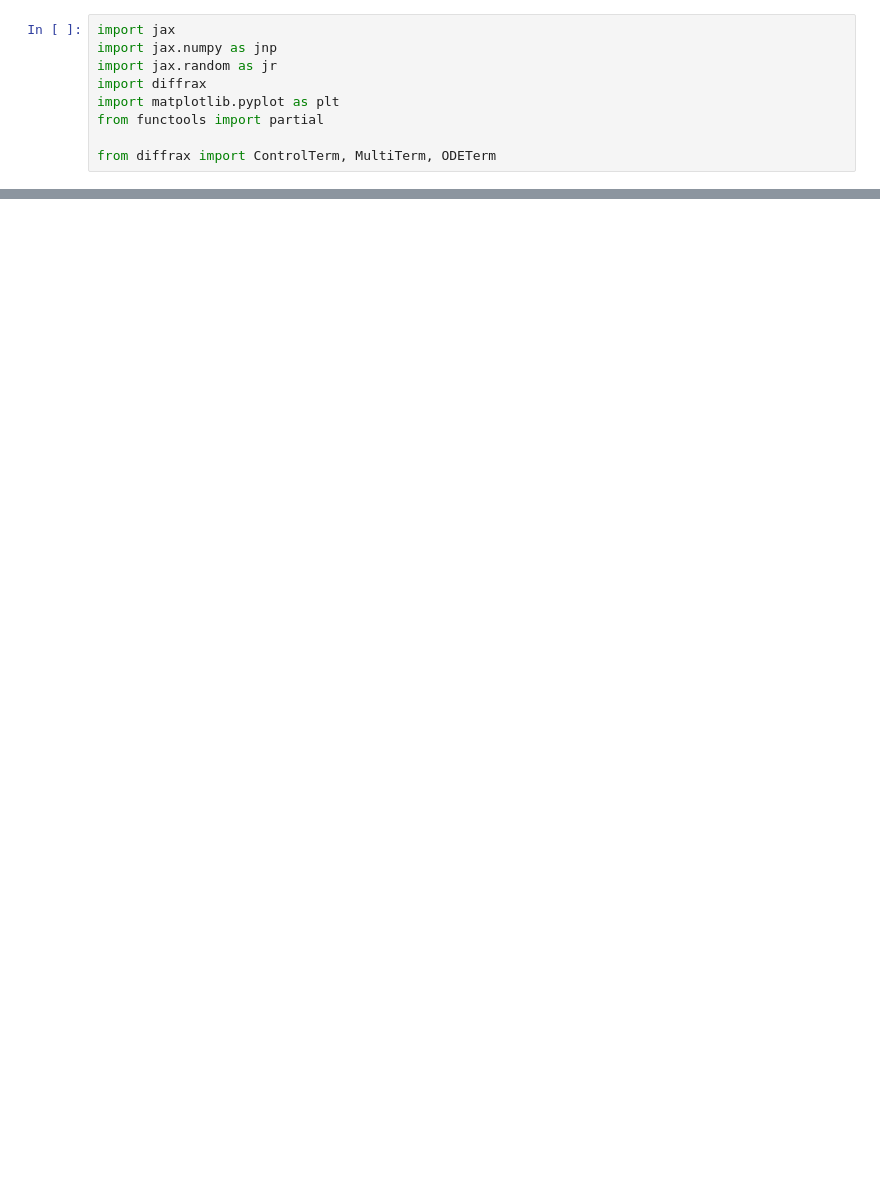
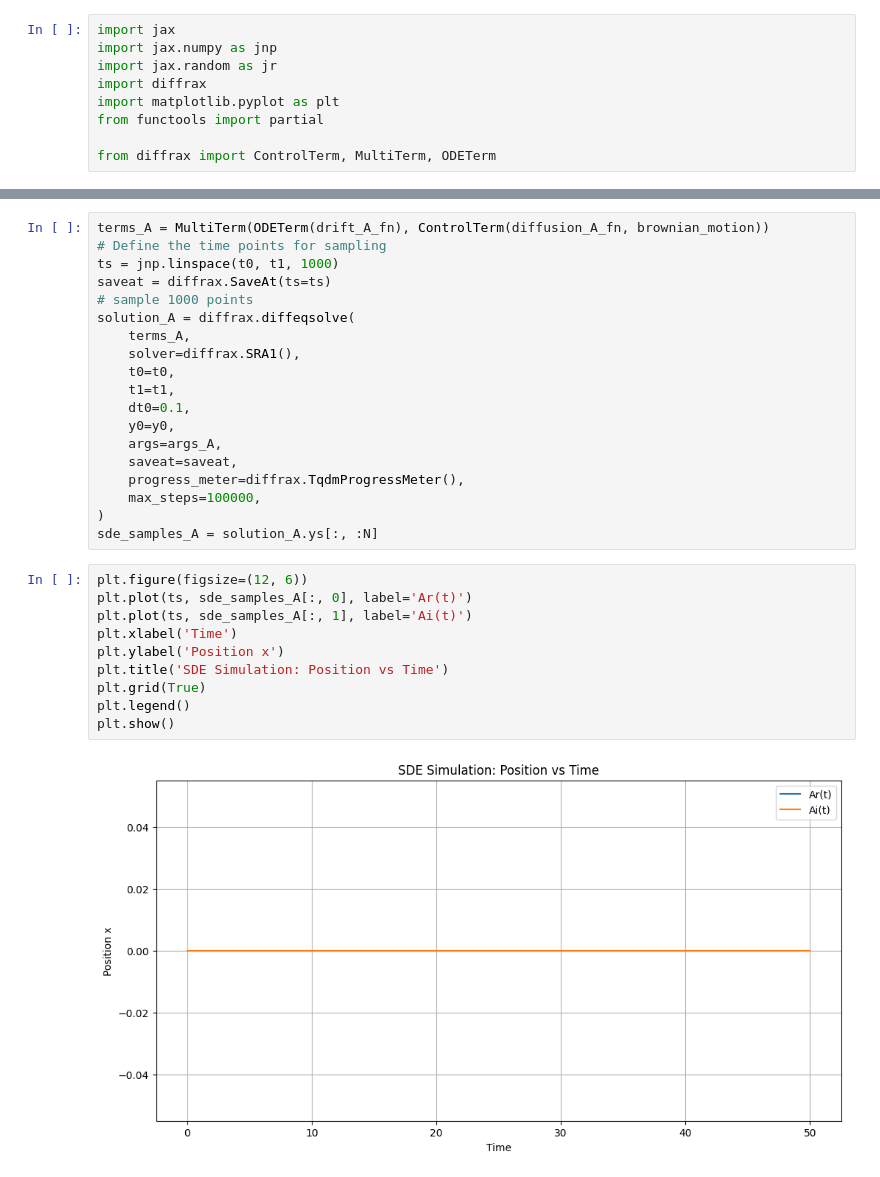
Before and after one commit to cyboesch/oscillator_dev, a Jupyter notebook: thermoai/notebooks/rotating_frame.ipynb, the cells around one changed output, grey strips where cells are left out. Drawn from its saved outputs; the diff is of its cells as text; blank space fills up the shorter version.

```diff
--- a/thermoai/notebooks/rotating_frame.ipynb
+++ b/thermoai/notebooks/rotating_frame.ipynb
@@ -149,0 +145,31 @@ plt.show()
+# %%
+terms_A = MultiTerm(ODETerm(drift_A_fn), ControlTerm(diffusion_A_fn, brownian_motion))
+# Define the time points for sampling
+ts = jnp.linspace(t0, t1, 1000)
+saveat = diffrax.SaveAt(ts=ts)
+# sample 1000 points
+solution_A = diffrax.diffeqsolve(
+    terms_A,
+    solver=diffrax.SRA1(),
+    t0=t0,
+    t1=t1,
+    dt0=0.1,
+    y0=y0,
+    args=args_A,
+    saveat=saveat,
+    progress_meter=diffrax.TqdmProgressMeter(),
+    max_steps=100000,
+)
+sde_samples_A = solution_A.ys[:, :N]
+# %%
+plt.figure(figsize=(12, 6))
+plt.plot(ts, sde_samples_A[:, 0], label='Ar(t)')
+plt.plot(ts, sde_samples_A[:, 1], label='Ai(t)')
+plt.xlabel('Time')
+plt.ylabel('Position x')
+plt.title('SDE Simulation: Position vs Time')
+plt.grid(True)
+plt.legend()
+plt.show()
+# %% [output]
+[figure, added]
```
Also changed, not shown: parts of 7 cells of this notebook.
